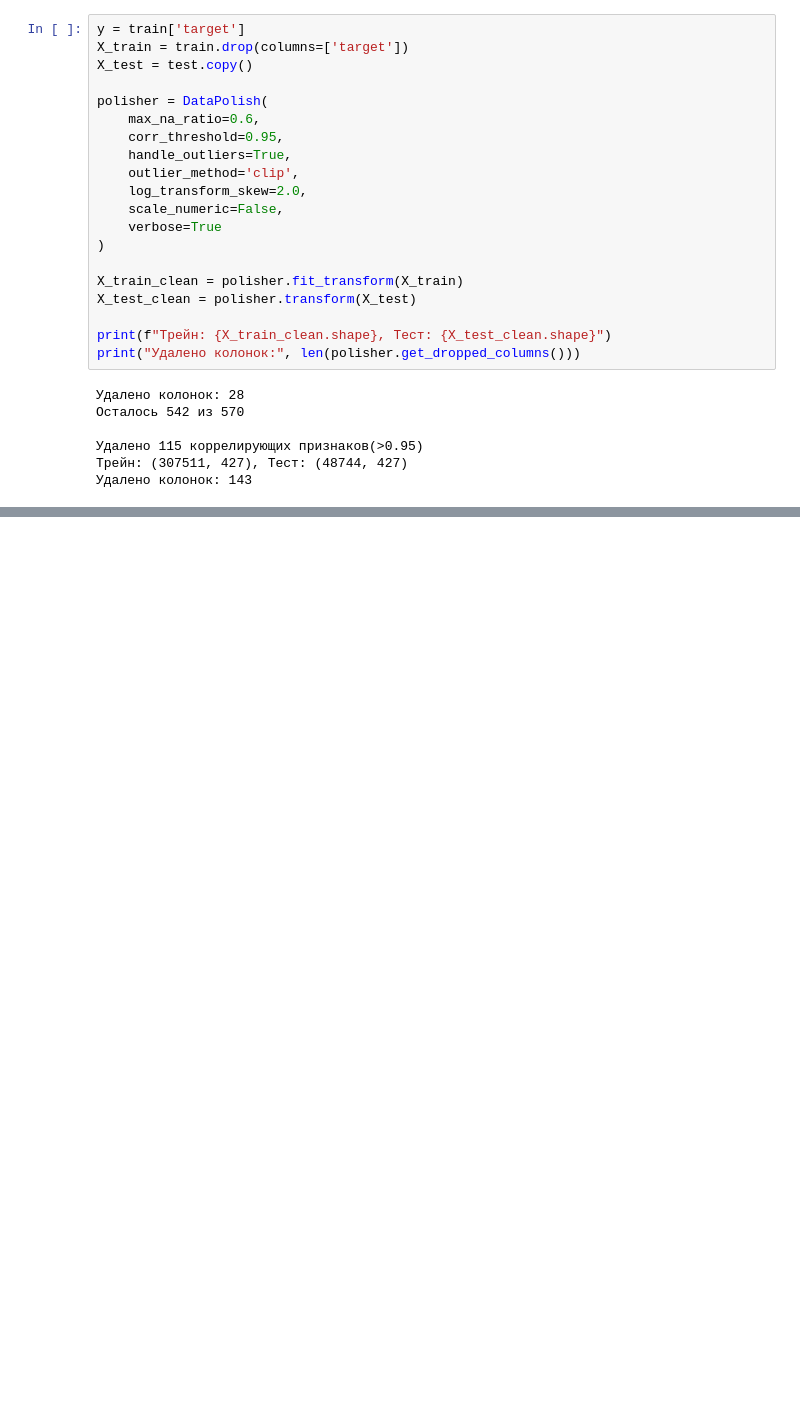
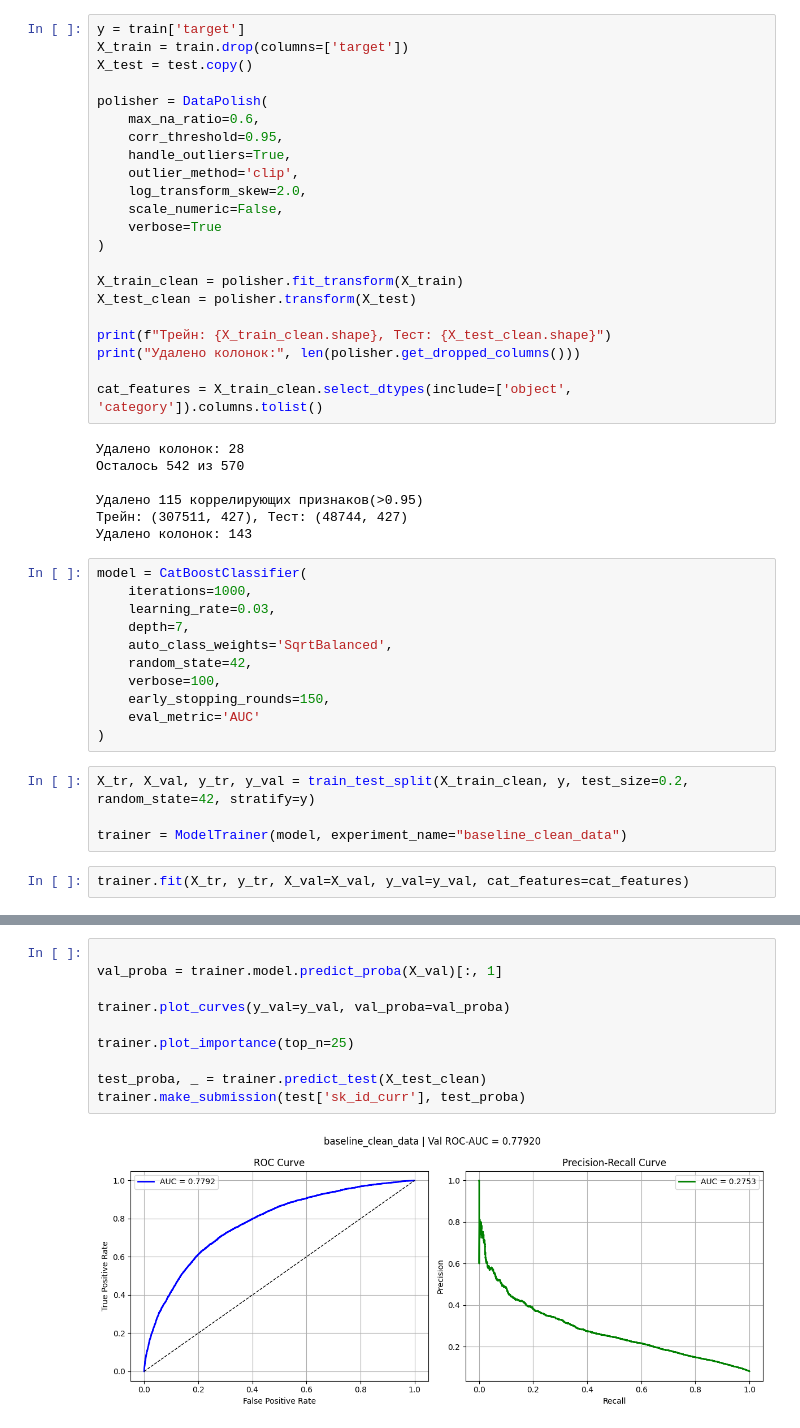
Before and after one commit to malakhovs04/Home-Credit-Default-Risk, a Jupyter notebook: test.ipynb, the cells around one changed output, grey strips where cells are left out. Drawn from its saved outputs; the diff is of its cells as text; blank space fills up the shorter version.

Commit message:
Testing ModelTrainer class

```diff
--- a/test.ipynb
+++ b/test.ipynb
@@ -24,6 +27,8 @@ X_test_clean = polisher.transform(X_test)
 
 print(f"Трейн: {X_train_clean.shape}, Тест: {X_test_clean.shape}")
 print("Удалено колонок:", len(polisher.get_dropped_columns()))
+
+cat_features = X_train_clean.select_dtypes(include=['object', 'category']).columns.tolist()
 # %% [output]
 Удалено колонок: 28
 Осталось 542 из 570
@@ -31,3 +36,20 @@ print("Удалено колонок:", len(polisher.get_dropped_columns()))
 Удалено 115 коррелирующих признаков(>0.95)
 Трейн: (307511, 427), Тест: (48744, 427)
 Удалено колонок: 143
+# %%
+model = CatBoostClassifier(
+    iterations=1000,
+    learning_rate=0.03,
+    depth=7,
+    auto_class_weights='SqrtBalanced',
+    random_state=42,
+    verbose=100,
+    early_stopping_rounds=150,
+    eval_metric='AUC'
+)
+# %%
+X_tr, X_val, y_tr, y_val = train_test_split(X_train_clean, y, test_size=0.2, random_state=42, stratify=y)
+
+trainer = ModelTrainer(model, experiment_name="baseline_clean_data")
+# %%
+trainer.fit(X_tr, y_tr, X_val=X_val, y_val=y_val, cat_features=cat_features)
@@ -33,0 +75,12 @@ print("Удалено колонок:", len(polisher.get_dropped_columns()))
+# %%
+
+val_proba = trainer.model.predict_proba(X_val)[:, 1]
+
+trainer.plot_curves(y_val=y_val, val_proba=val_proba)
+
+trainer.plot_importance(top_n=25)
+
+test_proba, _ = trainer.predict_test(X_test_clean)
+trainer.make_submission(test['sk_id_curr'], test_proba)
+# %% [output]
+[figure, added]
```
Also changed, not shown: parts of 3 cells of this notebook.
